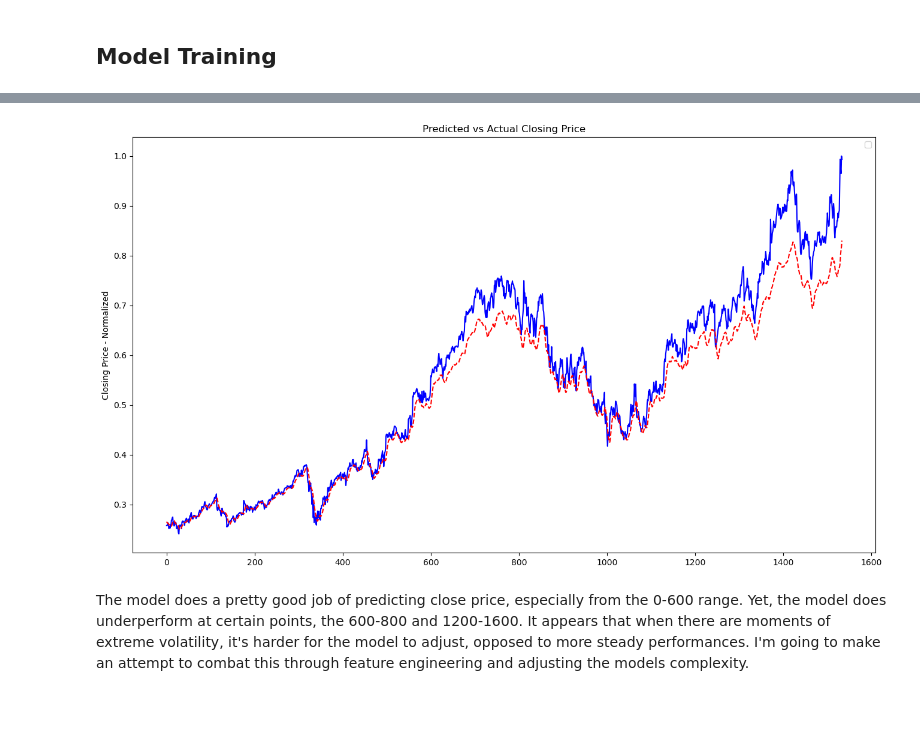
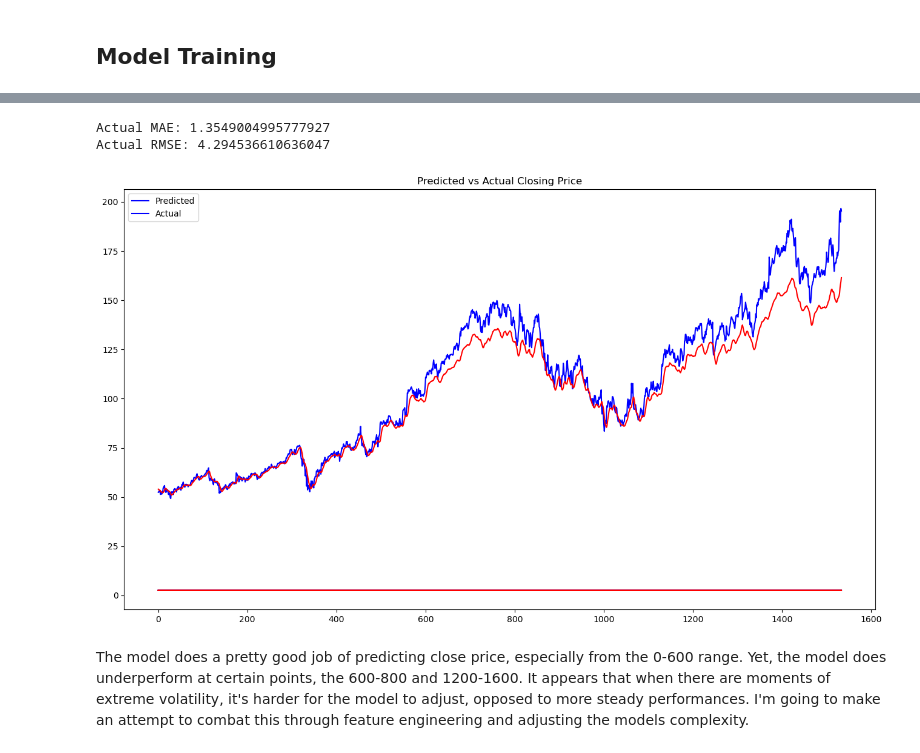
Before and after one commit to jisoawe/ltsm_google_stock, a Jupyter notebook: Google_Stock_LSTM.ipynb, the cells around one changed output, grey strips where cells are left out. Cells and saved outputs as stored; diff of their text form; code cells hidden in the pictures; blank space fills up the shorter version.

```diff
--- a/Google_Stock_LSTM.ipynb
+++ b/Google_Stock_LSTM.ipynb
@@ -239,13 +240,29 @@ RMSE:  0.047693595
-# %%
-plt.figure(figsize = (16, 9))
-plt.plot(test_labels, color = 'blue')
-plt.plot(predictions, color = 'red', linestyle = 'dashed')
-plt.title('Predicted vs Actual Closing Price')
-plt.legend()
-plt.ylabel('Closing Price - Normalized')
-plt.show()
-# %% [output]
-[figure, removed]
+# %%
+pred_new = scaler.inverse_transform(
+    np.c_[np.zeros(1534), np.zeros(1534), np.zeros(1534), np.zeros(1534), predictions.numpy()]
+)
+# %%
+test_lab_new = scaler.inverse_transform(
+    np.c_[np.zeros(1534), np.zeros(1534), np.zeros(1534), np.zeros(1534), test_labels.numpy()]
+)
+# %%
+test_lab_new = np.array(test_lab_new)
+pred_new = np.array(pred_new)
+# %%
+print('Actual MAE:', mean_absolute_error(test_lab_new, pred_new))
+print('Actual RMSE:', np.sqrt(mean_squared_error(test_lab_new, pred_new)))
+# %% [output]
+Actual MAE: 1.3549004995777927
+Actual RMSE: 4.294536610636047
+# %%
+plt.figure(figsize = (16,9))
+plt.plot(test_lab_new, color = 'blue')
+plt.plot(pred_new, color = 'red')
+plt.title('Predicted vs Actual Closing Price')
+plt.legend(["Predicted", "Actual"])
+plt.show()
+# %% [output]
+[figure, added]
 # %% [markdown]
 The model does a pretty good job of predicting close price, especially from the 0-600 range. Yet, the model does underperform at certain points, the 600-800 and 1200-1600. It appears that when there are moments of extreme volatility, it's harder for the model to adjust, opposed to more steady performances. I'm going to make an attempt to combat this through feature engineering and adjusting the models complexity.
 # %%
```
Also changed, not shown: parts of 4 cells of this notebook.
